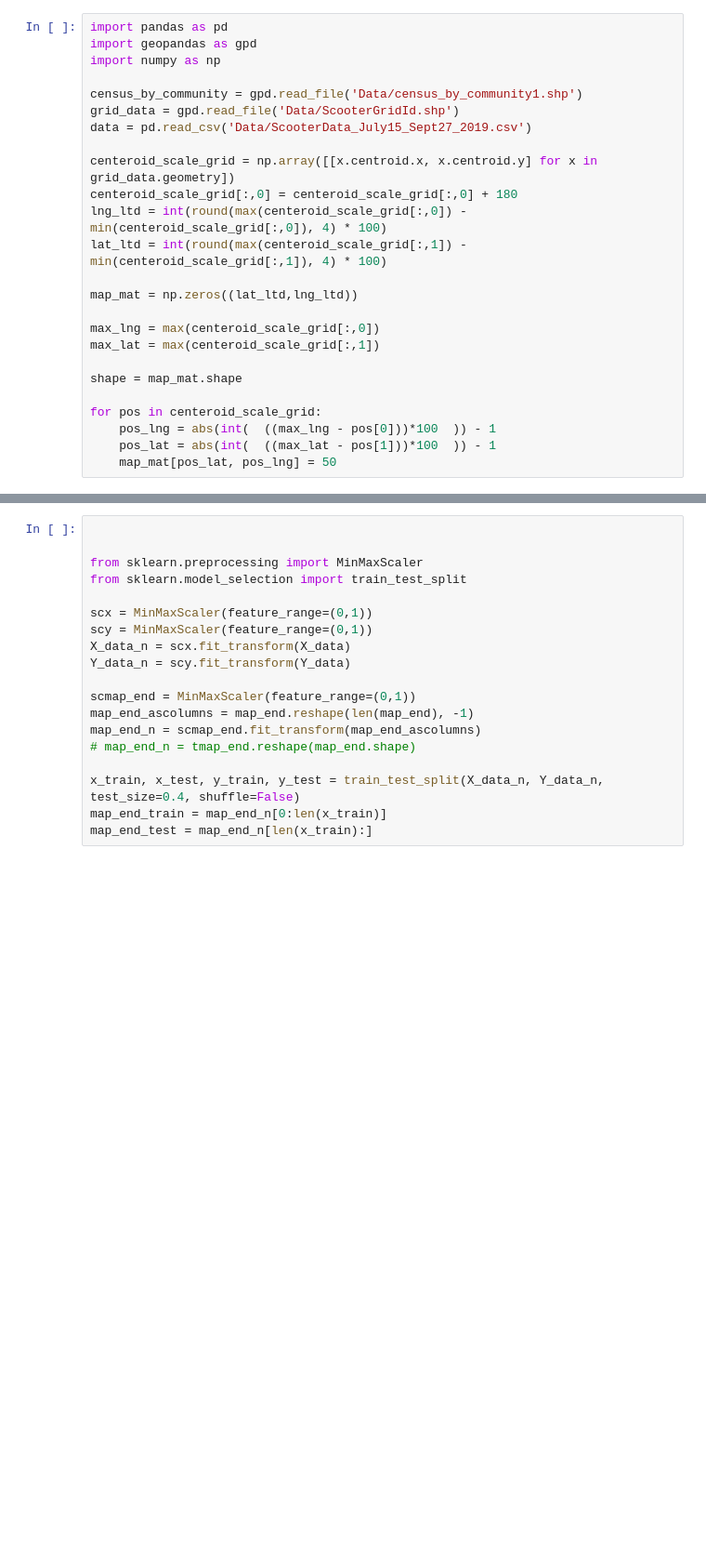
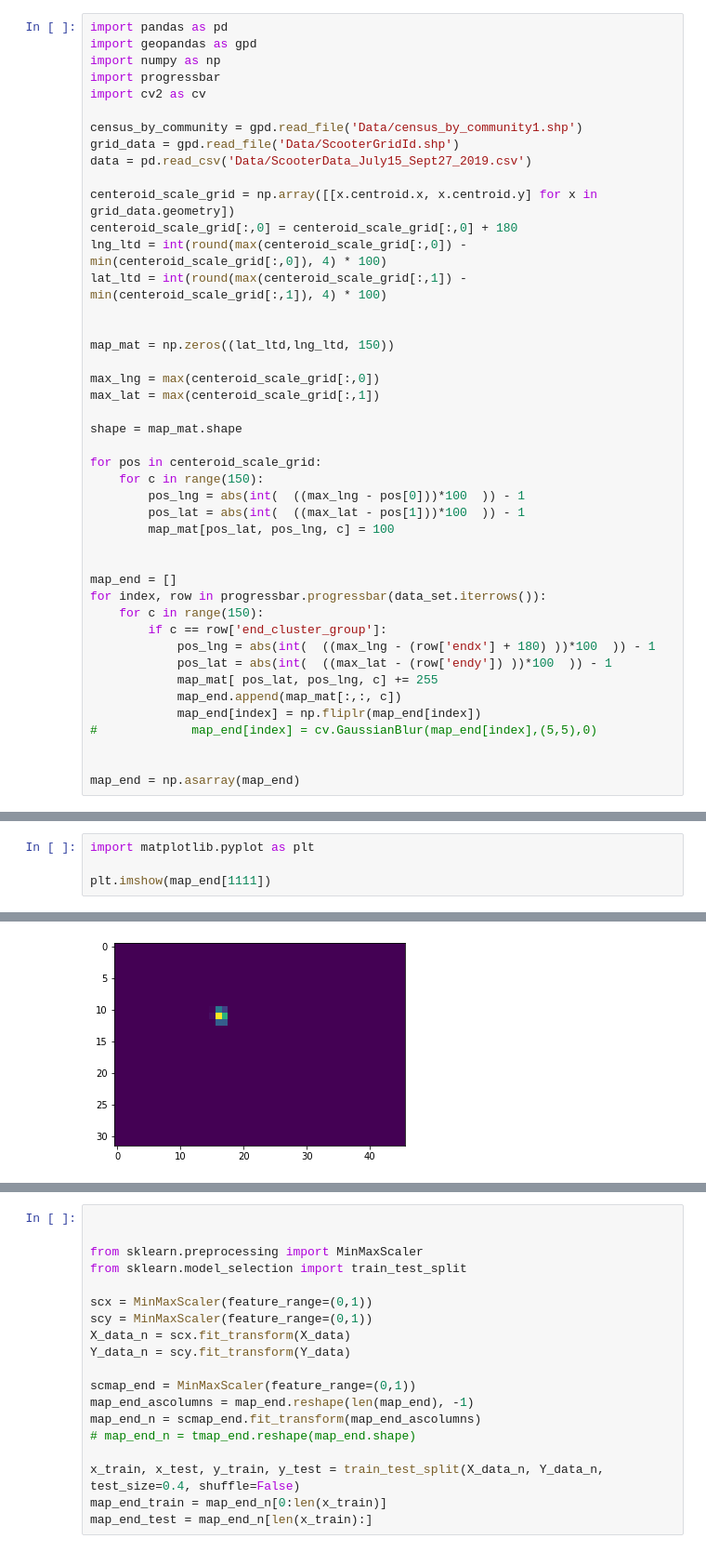
Before and after one commit to wwebeam6508/Development-of-Predictive-Model-for-Trip-Destination-of-Dockless-Shared-Scooters, a Jupyter notebook: Model_OnlyFCN.ipynb, the cells around one changed output, grey strips where cells are left out. Shown: that part at 93% size. Cells and saved outputs as stored; diff of their text form; blank space fills up the shorter version.

```diff
--- a/Model_OnlyFCN.ipynb
+++ b/Model_OnlyFCN.ipynb
@@ -43,6 +42,8 @@ X_data = data_set.drop(columns=['endx', 'endy','start_date', 'end_near_stop']).t
 import pandas as pd
 import geopandas as gpd
 import numpy as np
+import progressbar
+import cv2 as cv
 
 census_by_community = gpd.read_file('Data/census_by_community1.shp')
 grid_data = gpd.read_file('Data/ScooterGridId.shp')
@@ -53,7 +54,8 @@ centeroid_scale_grid[:,0] = centeroid_scale_grid[:,0] + 180
 lng_ltd = int(round(max(centeroid_scale_grid[:,0]) - min(centeroid_scale_grid[:,0]), 4) * 100)
 lat_ltd = int(round(max(centeroid_scale_grid[:,1]) - min(centeroid_scale_grid[:,1]), 4) * 100)
 
-map_mat = np.zeros((lat_ltd,lng_ltd))
+
+map_mat = np.zeros((lat_ltd,lng_ltd, 150))
 
 max_lng = max(centeroid_scale_grid[:,0])
 max_lat = max(centeroid_scale_grid[:,1])
@@ -61,6 +63,22 @@ max_lat = max(centeroid_scale_grid[:,1])
 shape = map_mat.shape
 
 for pos in centeroid_scale_grid:
-    pos_lng = abs(int(  ((max_lng - pos[0]))*100  )) - 1
-    pos_lat = abs(int(  ((max_lat - pos[1]))*100  )) - 1
-    map_mat[pos_lat, pos_lng] = 50
+    for c in range(150):
+        pos_lng = abs(int(  ((max_lng - pos[0]))*100  )) - 1
+        pos_lat = abs(int(  ((max_lat - pos[1]))*100  )) - 1
+        map_mat[pos_lat, pos_lng, c] = 100
+
+
+map_end = []
+for index, row in progressbar.progressbar(data_set.iterrows()):
+    for c in range(150):
+        if c == row['end_cluster_group']:
+            pos_lng = abs(int(  ((max_lng - (row['endx'] + 180) ))*100  )) - 1
+            pos_lat = abs(int(  ((max_lat - (row['endy']) ))*100  )) - 1
+            map_mat[ pos_lat, pos_lng, c] += 255
+            map_end.append(map_mat[:,:, c])
+            map_end[index] = np.fliplr(map_end[index])
+#             map_end[index] = cv.GaussianBlur(map_end[index],(5,5),0)
+
+
+map_end = np.asarray(map_end)
@@ -70,0 +90,5 @@ max_lat
+# %%
+import matplotlib.pyplot as plt
+
+plt.imshow(map_end[1111])
+# %% [output]
@@ -71 +96,2 @@ max_lat
+[figure, added]
 # %%
```
Also changed, not shown: parts of 21 cells of this notebook, 2 other files.
